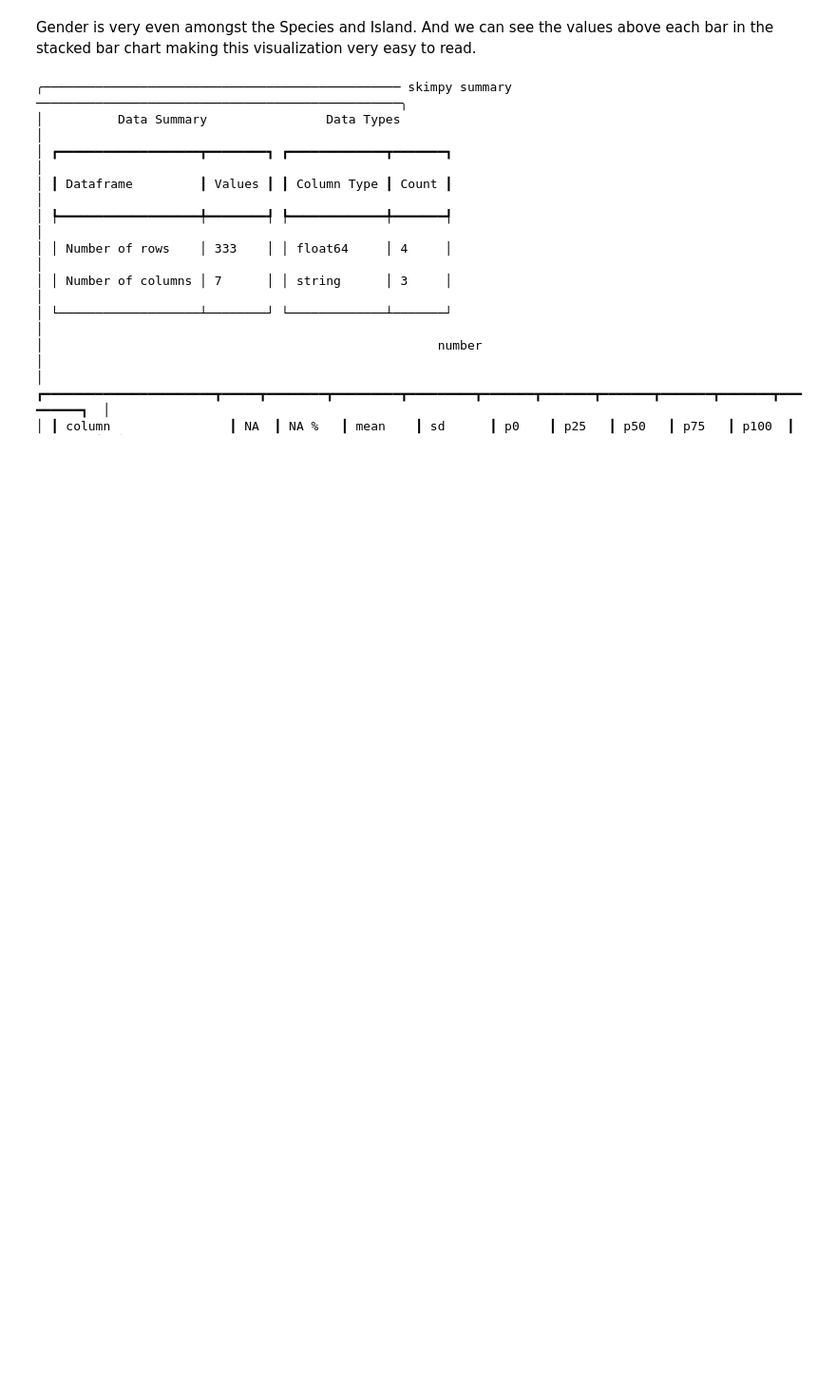
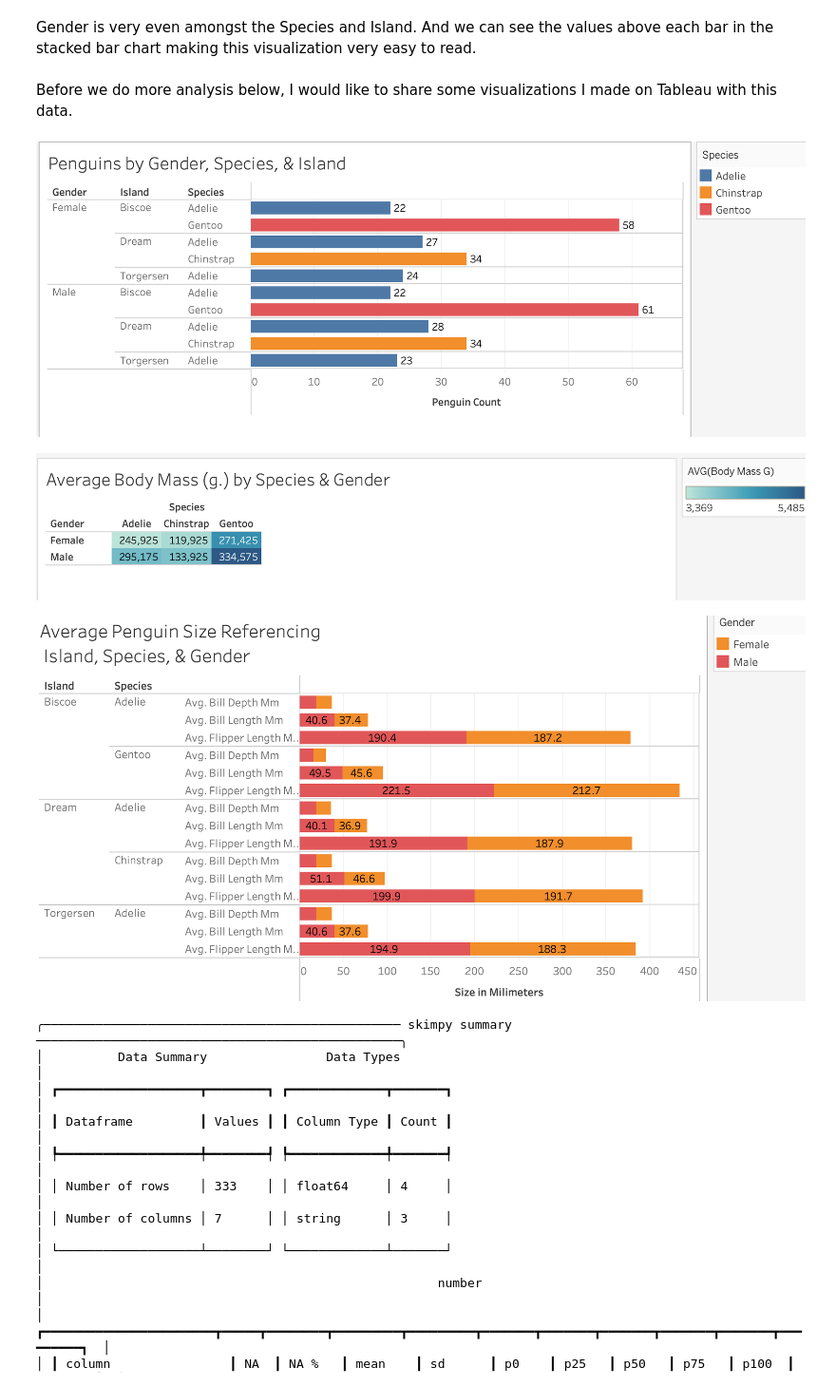
Before and after one commit to Mariacodes777/Machine_Learning, a Jupyter notebook: ML-Penguins.ipynb, the cells around one changed output. Shown at 95% size. Drawn from its saved outputs; the diff is of its cells as text; code cells hidden in the pictures; blank space fills up the shorter version.

Commit message:
updating Penguins notebook
updating Penguins notebook

```diff
--- a/ML-Penguins.ipynb
+++ b/ML-Penguins.ipynb
@@ -130,5 +135,15 @@ plt.show()
 # %% [markdown]
 Gender is very even amongst the Species and Island. And we can see the values above each bar in the stacked bar chart making this visualization very easy to read.
+# %% [markdown]
+Before we do more analysis below, I would like to share some visualizations I made on Tableau with this data.
+# %%
+display(Image(filename="MediaImages/Penguins1.png", width=900))
+display(Image(filename="MediaImages/Penguins2.png", width=900))
+display(Image(filename="MediaImages/Penguins3.png", width=900))
+# %% [output]
+[figure, added]
+[figure, added]
+[figure, added]
 # %%
 from skimpy import skim
 # %%
```
Also changed, not shown: parts of 8 cells of this notebook, 4 other files.
